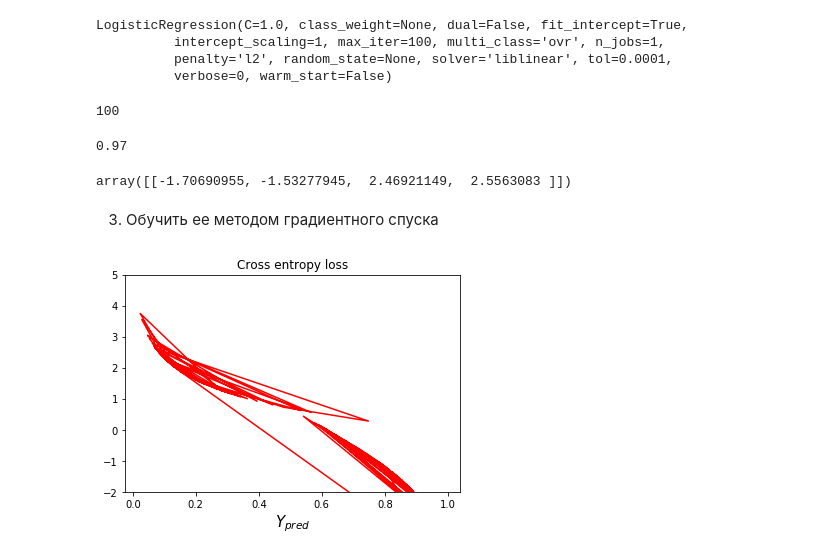
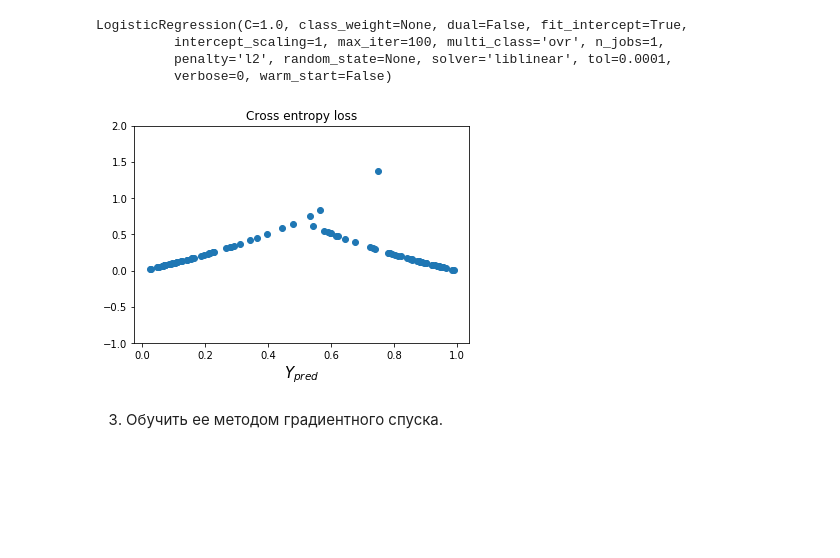
Before and after one commit to olgamonahova/ML, a Jupyter notebook: ML-9 Оптимизация/HW Оптимизация.ipynb, the cells around one changed output. Cells and saved outputs as stored; diff of their text form; code cells hidden in the pictures; blank space fills up the shorter version.

```diff
--- a/ML-9 Оптимизация/HW Оптимизация.ipynb
+++ b/ML-9 Оптимизация/HW Оптимизация.ipynb
@@ -52,3 +50,5 @@ y = iris.target[50:]
+# %%
+y = np.concatenate((np.zeros(50),np.ones(50)), axis = 0)
 # %%
 X = iris.data[50:]
 # %%
@@ -83,28 +83,15 @@ LogisticRegression(C=1.0, class_weight=None, dual=False, fit_intercept=True,
           verbose=0, warm_start=False)
 # %%
 y_pred = model.predict_proba(X)[:,1]
-# %%
-len(y_pred)
-# %% [output]
-100
-# %%
-model.score(X,y)
-# %% [output]
-0.97
-# %%
-# обучили логистическую модель, которая подсказывает, что для классификации важны размеры лепестков.
-model.coef_
-# %% [output]
-array([[-1.70690955, -1.53277945,  2.46921149,  2.5563083 ]])
+# %%
+x_entropy_loss = - (y * np.log(y_pred)) - ((1. - y) * np.log(1. - y_pred))
+#ploting the predicted values against the cross entropy loss
+plt.plot(y_pred, x_entropy_loss, 'o' )
+plt.title('Cross entropy loss')
+plt.xlabel('$Y_{pred}$', fontsize=15)
+plt.ylim(-1, 2)
+plt.show()
+# %% [output]
+[figure, added]
 # %% [markdown]
-3. Обучить ее методом градиентного спуска
+3. Обучить ее методом градиентного спуска.
-# %%
-x_entropy_loss = - (y * np.log(y_pred)) - ((1. - y) * np.log(1. - y_pred))
-#ploting the predicted values against the cross entropy loss
-plt.plot(y_pred, x_entropy_loss, 'r-' )
-plt.title('Cross entropy loss')
-plt.xlabel('$Y_{pred}$', fontsize=15)
-plt.ylim(-2, 5)
-plt.show()
-# %% [output]
-[figure, removed]
```
Also changed, not shown: parts of 3 cells of this notebook.
